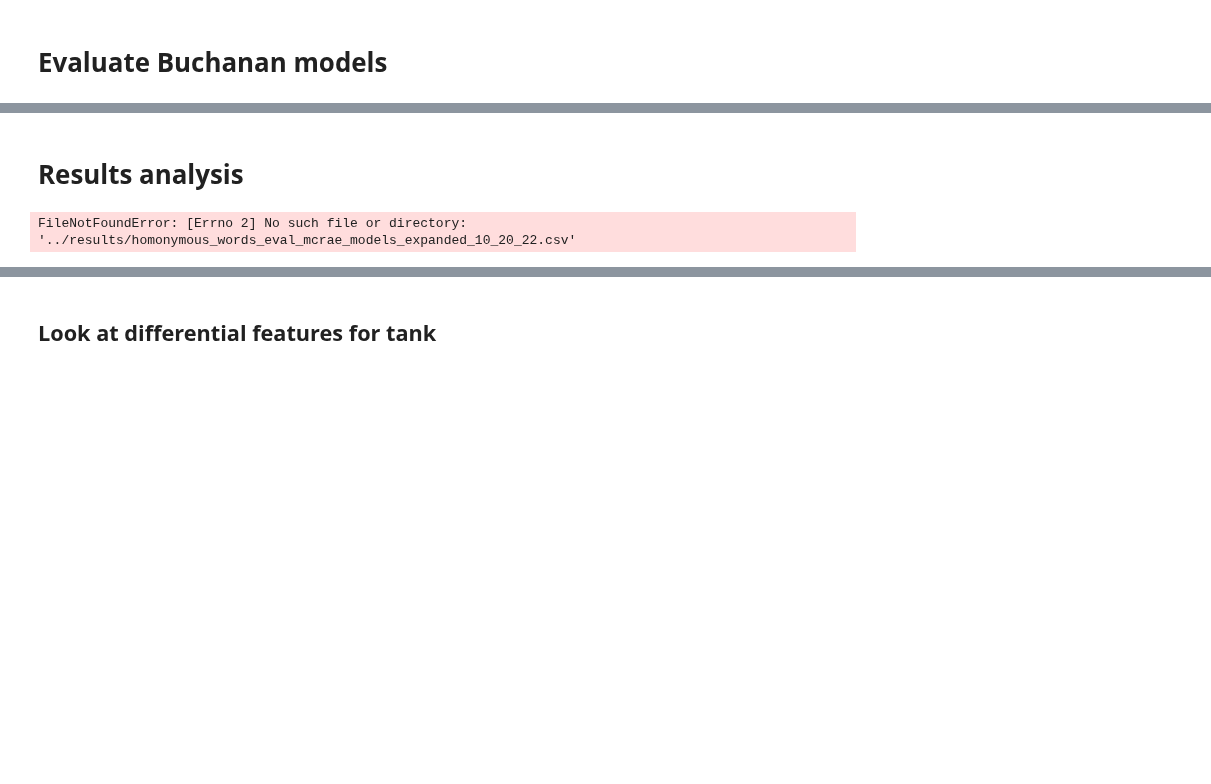
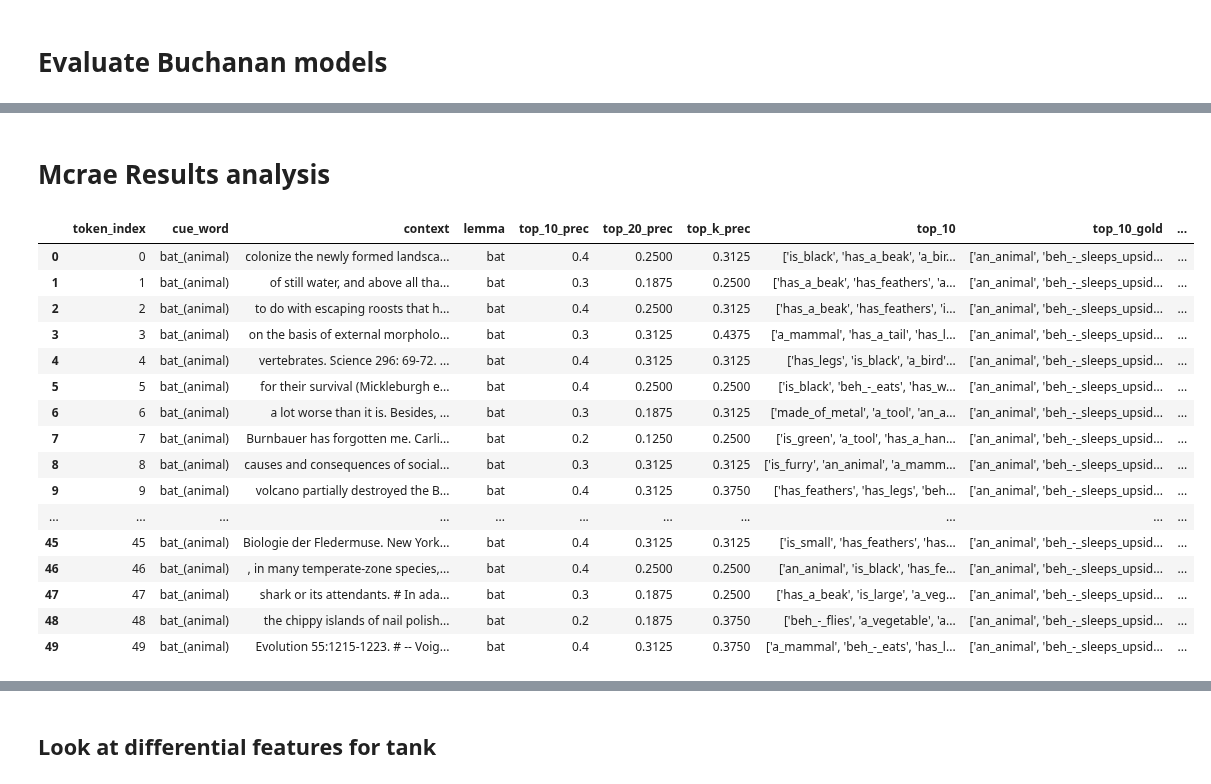
Before and after one commit to gchronis/features_in_context, a Jupyter notebook: notebooks/features_in_context_evaluation_homonymous_mcrae_words_coca_expansion_10_10_22.ipynb, the cells around one changed output, grey strips where cells are left out. Saved outputs shown, nothing was run; the diff lists cells and outputs as text; code cells hidden in the pictures; blank space fills up the shorter version.

Commit message:
finish expanded homonymous mcrae analysis

```diff
--- a/notebooks/features_in_context_evaluation_homonymous_mcrae_words_coca_expansion_10_10_22.ipynb
+++ b/notebooks/features_in_context_evaluation_homonymous_mcrae_words_coca_expansion_10_10_22.ipynb
@@ -451,8 +533,24 @@ ModuleNotFoundError: No module named 'lib'
 # %% [markdown]
-# Results analysis
+# Mcrae Results analysis
 # %%
 mcrae_res_df = pd.read_csv('../results/homonymous_words_eval_mcrae_models_expanded_10_20_22.csv')
 mcrae_res_df = mcrae_res_df.rename(columns={'Unnamed: 0': 'token_index'})
-mcrae_res_df
+mcrae_res_df.head(50)
 # %% [output]
-FileNotFoundError: [Errno 2] No such file or directory: '../results/homonymous_words_eval_mcrae_models_expanded_10_20_22.csv'
+|  | token_index | cue_word | context | lemma | top_10_prec | top_20_prec | top_k_prec | top_10 | top_10_gold | ... |
+| 0 | 0 | bat_(animal) | colonize the newly formed landsca... | bat | 0.4 | 0.2500 | 0.3125 | ['is_black', 'has_a_beak', 'a_bir... | ['an_animal', 'beh_-_sleeps_upsid... | ... |
+| 1 | 1 | bat_(animal) | of still water, and above all tha... | bat | 0.3 | 0.1875 | 0.2500 | ['has_a_beak', 'has_feathers', 'a... | ['an_animal', 'beh_-_sleeps_upsid... | ... |
+| 2 | 2 | bat_(animal) | to do with escaping roosts that h... | bat | 0.4 | 0.2500 | 0.3125 | ['has_a_beak', 'has_feathers', 'i... | ['an_animal', 'beh_-_sleeps_upsid... | ... |
+| 3 | 3 | bat_(animal) | on the basis of external morpholo... | bat | 0.3 | 0.3125 | 0.4375 | ['a_mammal', 'has_a_tail', 'has_l... | ['an_animal', 'beh_-_sleeps_upsid... | ... |
+| 4 | 4 | bat_(animal) | vertebrates. Science 296: 69-72. ... | bat | 0.4 | 0.3125 | 0.3125 | ['has_legs', 'is_black', 'a_bird'... | ['an_animal', 'beh_-_sleeps_upsid... | ... |
+| 5 | 5 | bat_(animal) | for their survival (Mickleburgh e... | bat | 0.4 | 0.2500 | 0.2500 | ['is_black', 'beh_-_eats', 'has_w... | ['an_animal', 'beh_-_sleeps_upsid... | ... |
+| 6 | 6 | bat_(animal) | a lot worse than it is. Besides, ... | bat | 0.3 | 0.1875 | 0.3125 | ['made_of_metal', 'a_tool', 'an_a... | ['an_animal', 'beh_-_sleeps_upsid... | ... |
+| 7 | 7 | bat_(animal) | Burnbauer has forgotten me. Carli... | bat | 0.2 | 0.1250 | 0.2500 | ['is_green', 'a_tool', 'has_a_han... | ['an_animal', 'beh_-_sleeps_upsid... | ... |
+| 8 | 8 | bat_(animal) | causes and consequences of social... | bat | 0.3 | 0.3125 | 0.3125 | ['is_furry', 'an_animal', 'a_mamm... | ['an_animal', 'beh_-_sleeps_upsid... | ... |
+| 9 | 9 | bat_(animal) | volcano partially destroyed the B... | bat | 0.4 | 0.3125 | 0.3750 | ['has_feathers', 'has_legs', 'beh... | ['an_animal', 'beh_-_sleeps_upsid... | ... |
+| ... | ... | ... | ... | ... | ... | ... | ... | ... | ... | ... |
+| 45 | 45 | bat_(animal) | Biologie der Fledermuse. New York... | bat | 0.4 | 0.3125 | 0.3125 | ['is_small', 'has_feathers', 'has... | ['an_animal', 'beh_-_sleeps_upsid... | ... |
+| 46 | 46 | bat_(animal) | , in many temperate-zone species,... | bat | 0.4 | 0.2500 | 0.2500 | ['an_animal', 'is_black', 'has_fe... | ['an_animal', 'beh_-_sleeps_upsid... | ... |
+| 47 | 47 | bat_(animal) | shark or its attendants. # In ada... | bat | 0.3 | 0.1875 | 0.2500 | ['has_a_beak', 'is_large', 'a_veg... | ['an_animal', 'beh_-_sleeps_upsid... | ... |
+| 48 | 48 | bat_(animal) | the chippy islands of nail polish... | bat | 0.2 | 0.1875 | 0.3750 | ['beh_-_flies', 'a_vegetable', 'a... | ['an_animal', 'beh_-_sleeps_upsid... | ... |
+| 49 | 49 | bat_(animal) | Evolution 55:1215-1223. # -- Voig... | bat | 0.4 | 0.3125 | 0.3750 | ['a_mammal', 'beh_-_eats', 'has_l... | ['an_animal', 'beh_-_sleeps_upsid... | ... |
```
Also changed, not shown: parts of 27 cells of this notebook.
